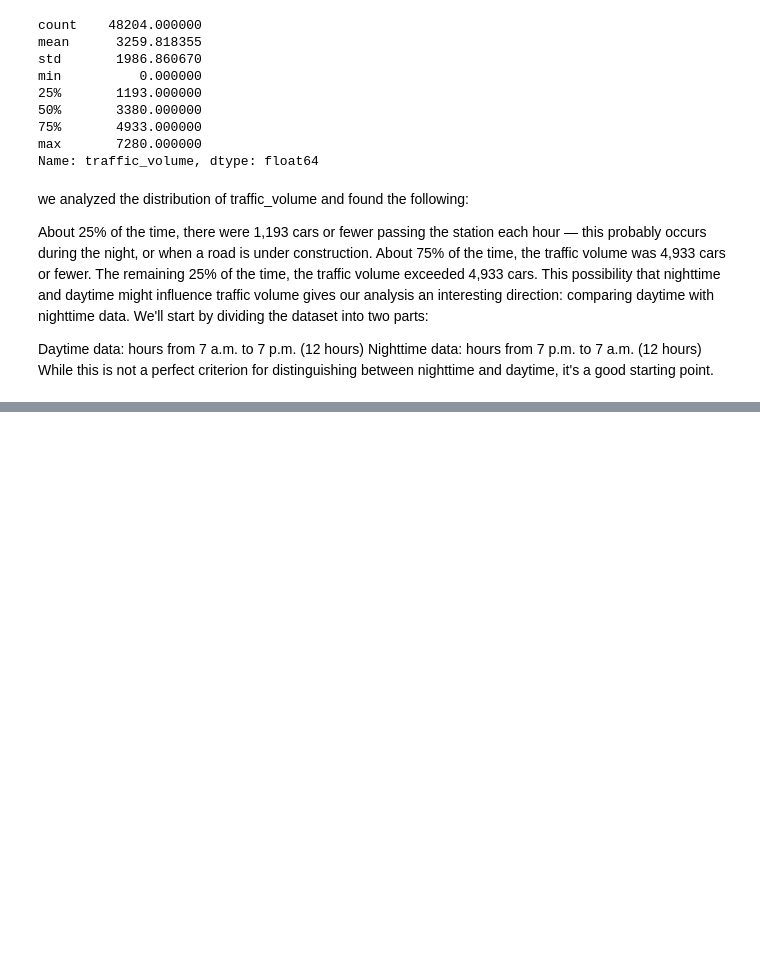
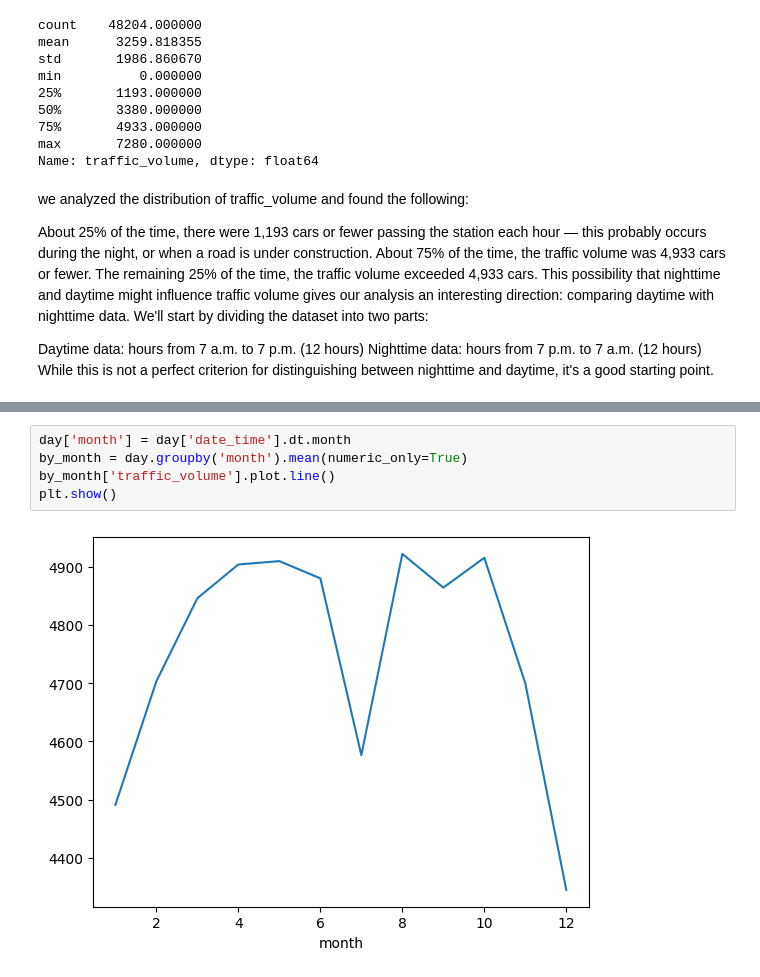
Before and after one commit to robinadoro/Finding-Heavy-Traffic-Indicators-on-I-94, a Jupyter notebook: metro.ipynb, the cells around one changed output, grey strips where cells are left out. Drawn from its saved outputs; the diff is of its cells as text; blank space fills up the shorter version.

Commit message:
Time Indicators

```diff
--- a/metro.ipynb
+++ b/metro.ipynb
@@ -93,0 +146,7 @@ print(nighttime_data)
+# %%
+day['month'] = day['date_time'].dt.month
+by_month = day.groupby('month').mean(numeric_only=True)
+by_month['traffic_volume'].plot.line()
+plt.show()
+# %% [output]
+[figure, added]
```
Also changed, not shown: parts of 5 cells of this notebook.
